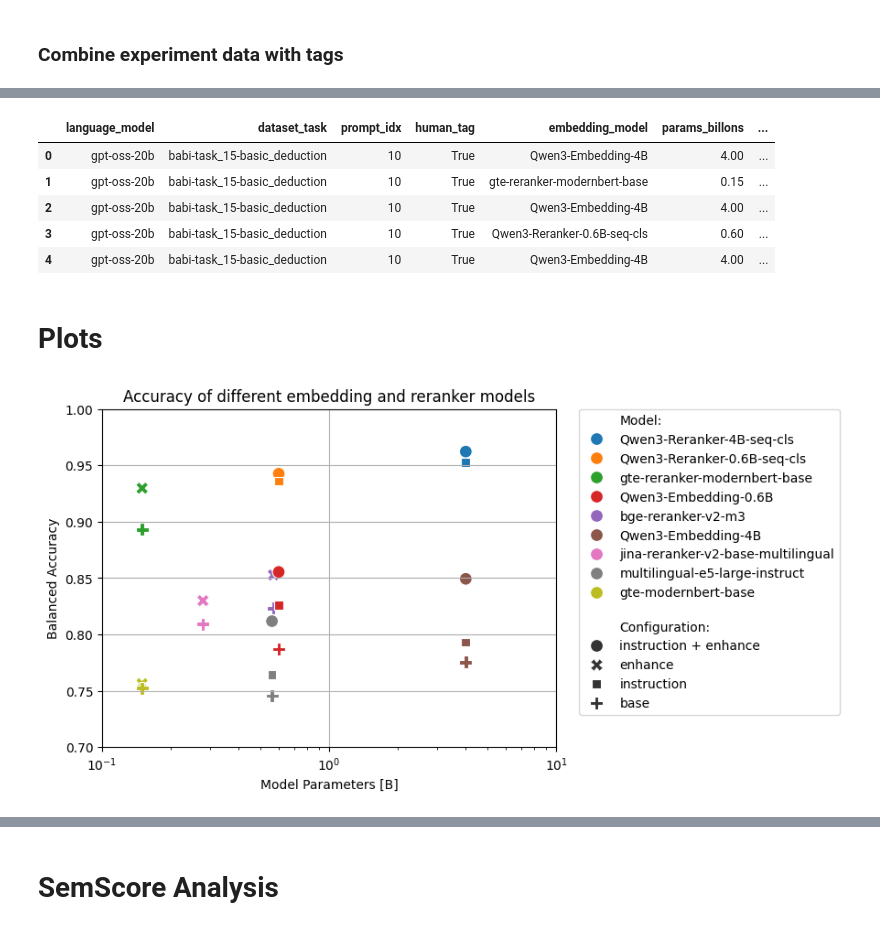
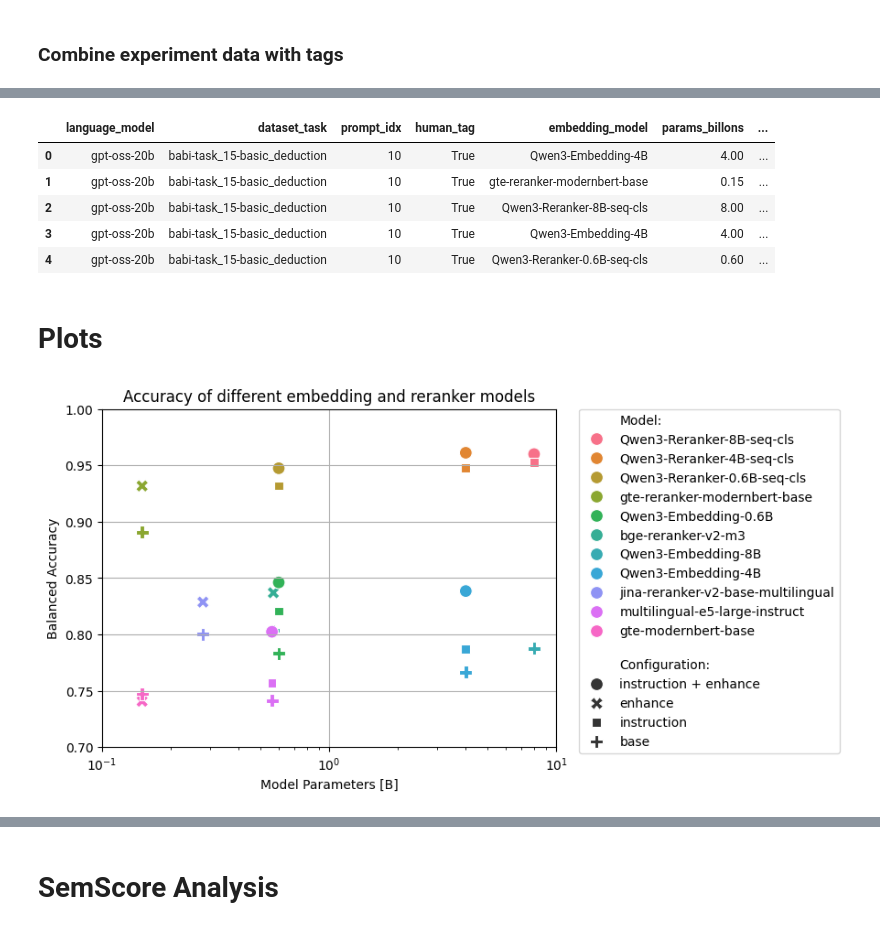
Before and after one commit to pnyxai/a-vert, a Jupyter notebook: notebooks/process_results.ipynb, the cells around one changed output, grey strips where cells are left out. Saved outputs shown, nothing was run; the diff lists cells and outputs as text; code cells hidden in the pictures.

```diff
--- a/notebooks/process_results.ipynb
+++ b/notebooks/process_results.ipynb
@@ -336,7 +341,7 @@ Name: count, dtype: int64
 def get_type(row):
     _,row=row
     if "babi" in row['dataset_task']:
-        return "bAbI / open-world"
+        return "bAbI / open-ended"
     else:
         return "MMLU / multiple-choice"
 
@@ -347,9 +352,9 @@ merged_df.head()
 |  | language_model | dataset_task | prompt_idx | human_tag | embedding_model | params_billons | ... |
 | 0 | gpt-oss-20b | babi-task_15-basic_deduction | 10 | True | Qwen3-Embedding-4B | 4.00 | ... |
 | 1 | gpt-oss-20b | babi-task_15-basic_deduction | 10 | True | gte-reranker-modernbert-base | 0.15 | ... |
-| 2 | gpt-oss-20b | babi-task_15-basic_deduction | 10 | True | Qwen3-Embedding-4B | 4.00 | ... |
-| 3 | gpt-oss-20b | babi-task_15-basic_deduction | 10 | True | Qwen3-Reranker-0.6B-seq-cls | 0.60 | ... |
-| 4 | gpt-oss-20b | babi-task_15-basic_deduction | 10 | True | Qwen3-Embedding-4B | 4.00 | ... |
+| 2 | gpt-oss-20b | babi-task_15-basic_deduction | 10 | True | Qwen3-Reranker-8B-seq-cls | 8.00 | ... |
+| 3 | gpt-oss-20b | babi-task_15-basic_deduction | 10 | True | Qwen3-Embedding-4B | 4.00 | ... |
+| 4 | gpt-oss-20b | babi-task_15-basic_deduction | 10 | True | Qwen3-Reranker-0.6B-seq-cls | 0.60 | ... |
 # %%
 def calculate_metrics(df):
     true_labels_binary = df['human_tag']
@@ -426,32 +431,34 @@ accurracy_compare_df = pd.DataFrame(accurracy_compare_rows, columns=[
 
 
 scatter = sns.scatterplot(data=accurracy_compare_df,
                           x="params",
                           y="balanced_accuracy",
                           hue='Model:',
                           hue_order=[
+                                "Qwen3-Reranker-8B-seq-cls",
                                 "Qwen3-Reranker-4B-seq-cls",
                                 "Qwen3-Reranker-0.6B-seq-cls",
                                 "gte-reranker-modernbert-base",
                                 "Qwen3-Embedding-0.6B",
                                 "bge-reranker-v2-m3",
+                                "Qwen3-Embedding-8B",
                                 "Qwen3-Embedding-4B",
                                 "jina-reranker-v2-base-multilingual",
                                 "multilingual-e5-large-instruct",
                                 "gte-modernbert-base",
                                 ],
                           style='\nConfiguration:',
                           style_order=["instruction + enhance", "enhance", "instruction", "base"],
                           s=100)
 plt.ylim(0.70,1.0)
 plt.xlim(0.1,10.0)
 plt.grid()
 plt.title('Accuracy of different embedding and reranker models')
 plt.xlabel("Model Parameters [B]")
 plt.ylabel("Balanced Accuracy")
 plt.legend(bbox_to_anchor=(1.05, 1), loc=2, borderaxespad=0.)
 plt.xscale('log')
 plt.show()
 # %% [output]
-[figure, old version]
+[figure, new version]
 # %%
```
Also changed, not shown: parts of 17 cells of this notebook.
